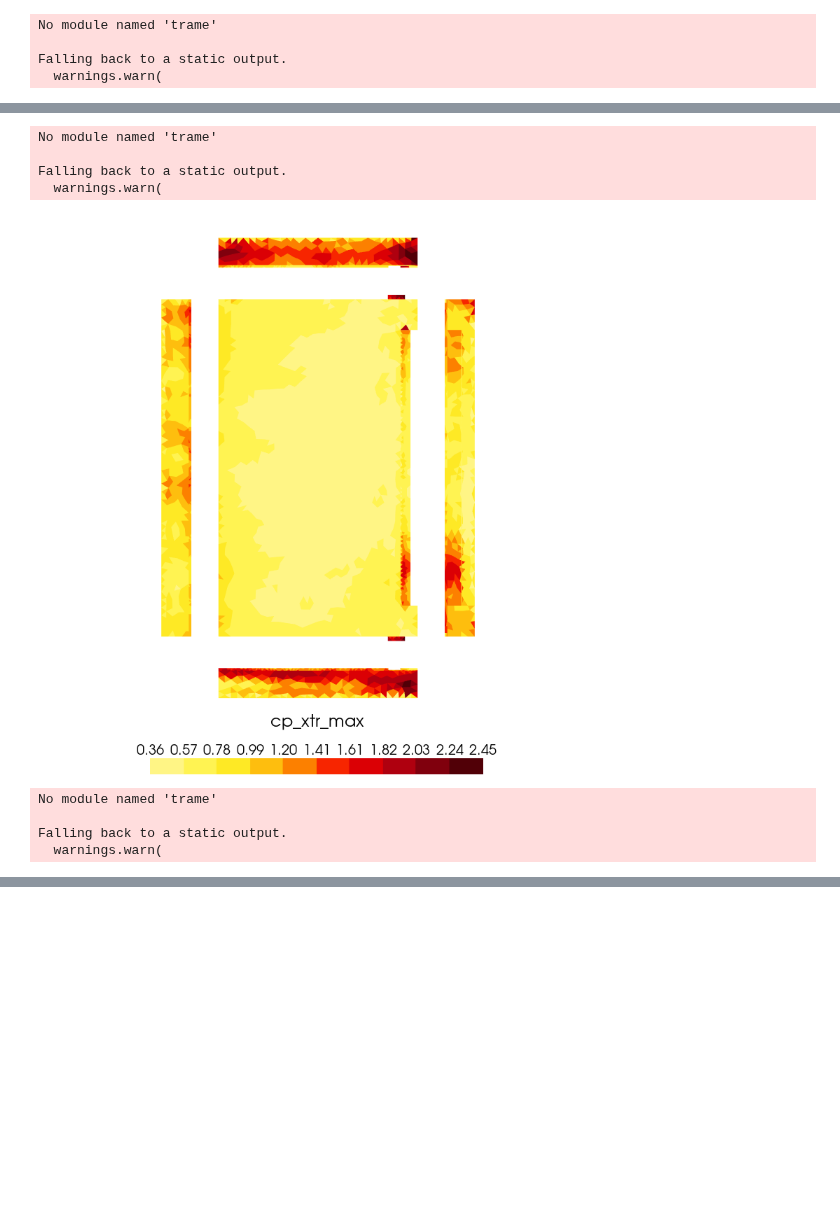
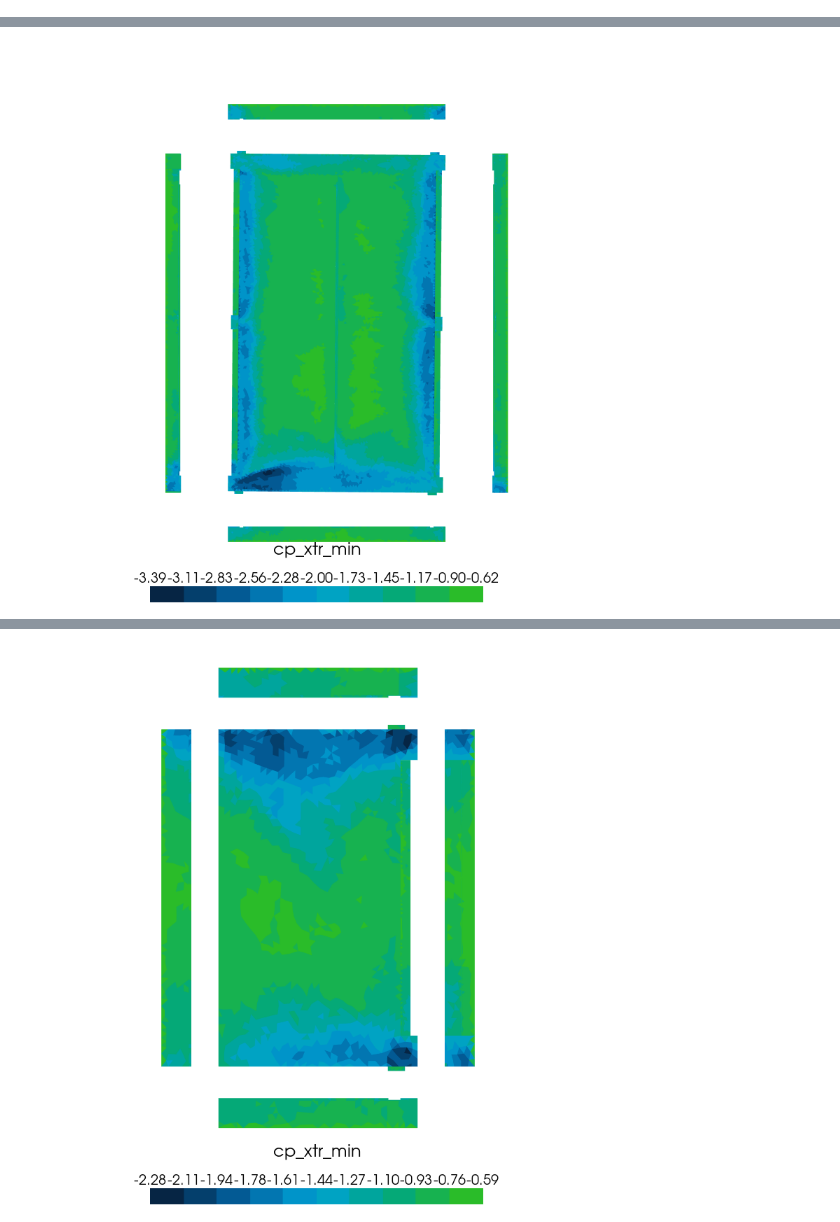
Before and after one commit to AeroSim-CFD/cfdmod, a Jupyter notebook: docs/source/use_cases/snapshot/take_snapshot.ipynb, the cells around one changed output, grey strips where cells are left out. Drawn from its saved outputs; the diff is of its cells as text; code cells hidden in the pictures; blank space fills up the shorter version.

Commit message:
snapshot docs

```diff
--- a/docs/source/use_cases/snapshot/take_snapshot.ipynb
+++ b/docs/source/use_cases/snapshot/take_snapshot.ipynb
@@ -4,7 +6,8 @@ import pathlib
 from cfdmod.use_cases.snapshot.camera import take_snapshot
 from cfdmod.use_cases.snapshot.config import SnapshotConfig
 from cfdmod.use_cases.snapshot.process_image import process_image
-from cfdmod.utils import create_folders_for_file
+from cfdmod.utils import create_folder_path
+import warnings
 
 project_path = pathlib.Path("/home/ubuntu/Documentos/Repositories/insight/Docker/local/volume/PrologisCajamar4_final")
 
@@ -13,29 +16,25 @@ for block_lbl in ["G100", "G200", "G300"]:
     cfg = SnapshotConfig.from_file(cfg_path)
 
     output_path = project_path / block_lbl / "images"
+    create_folder_path(output_path)
 
-    vtp_path = project_path / block_lbl / "env_max.vtp"
-    for image_cfg in [img for img in cfg.images if img.scalar_label == "cp_xtr_max"]:
+    for polydata_cfg in cfg.polydata:
+        vtp_path = pathlib.Path(polydata_cfg.file_path)
 
-    # vtp_path = project_path / block_lbl / "env_min.vtp"
-    # for image_cfg in [img for img in cfg.images if img.scalar_label == "cp_xtr_min"]:
-
-        create_folders_for_file(output_path / f"{image_cfg.image_label}.png")
-        take_snapshot(
-            scalar_name=image_cfg.scalar_label,
-            file_path=vtp_path,
-            output_path=output_path / f"{image_cfg.image_label}.png",
-            colormap_params=cfg.colormap,
-            projection_params=cfg.projection,
-            camera_params=cfg.camera,
-        )
-        process_image(
-            image_path=output_path / f"{image_cfg.image_label}.png",
-            output_path=output_path / f"{image_cfg.image_label}.png",
-            crop_cfg=cfg.camera.crop,
-        )
+        for image_cfg in polydata_cfg.images:
+            with warnings.catch_warnings():
+                warnings.simplefilter("ignore")
+                take_snapshot(
+                    scalar_name=image_cfg.scalar_label,
+                    file_path=vtp_path,
+                    output_path=output_path / f"{image_cfg.image_label}.png",
+                    colormap_params=cfg.colormap,
+                    projection_params=cfg.projection,
+                    camera_params=cfg.camera,
+                )
+            process_image(
+                image_path=output_path / f"{image_cfg.image_label}.png",
+                output_path=output_path / f"{image_cfg.image_label}.png",
+                crop_cfg=cfg.camera.crop,
+            )
 # %% [output]
-No module named 'trame'
-
-Falling back to a static output.
-  warnings.warn(
@@ -43,9 +42 @@ Falling back to a static output.
-No module named 'trame'
-
-Falling back to a static output.
-  warnings.warn(
-[figure, old version]
+[figure, new version]
-No module named 'trame'
-
-Falling back to a static output.
-  warnings.warn(
@@ -52,0 +44 @@ Falling back to a static output.
+[figure, added]
```
Also changed, not shown: parts of 2 cells of this notebook, 4 other files.
